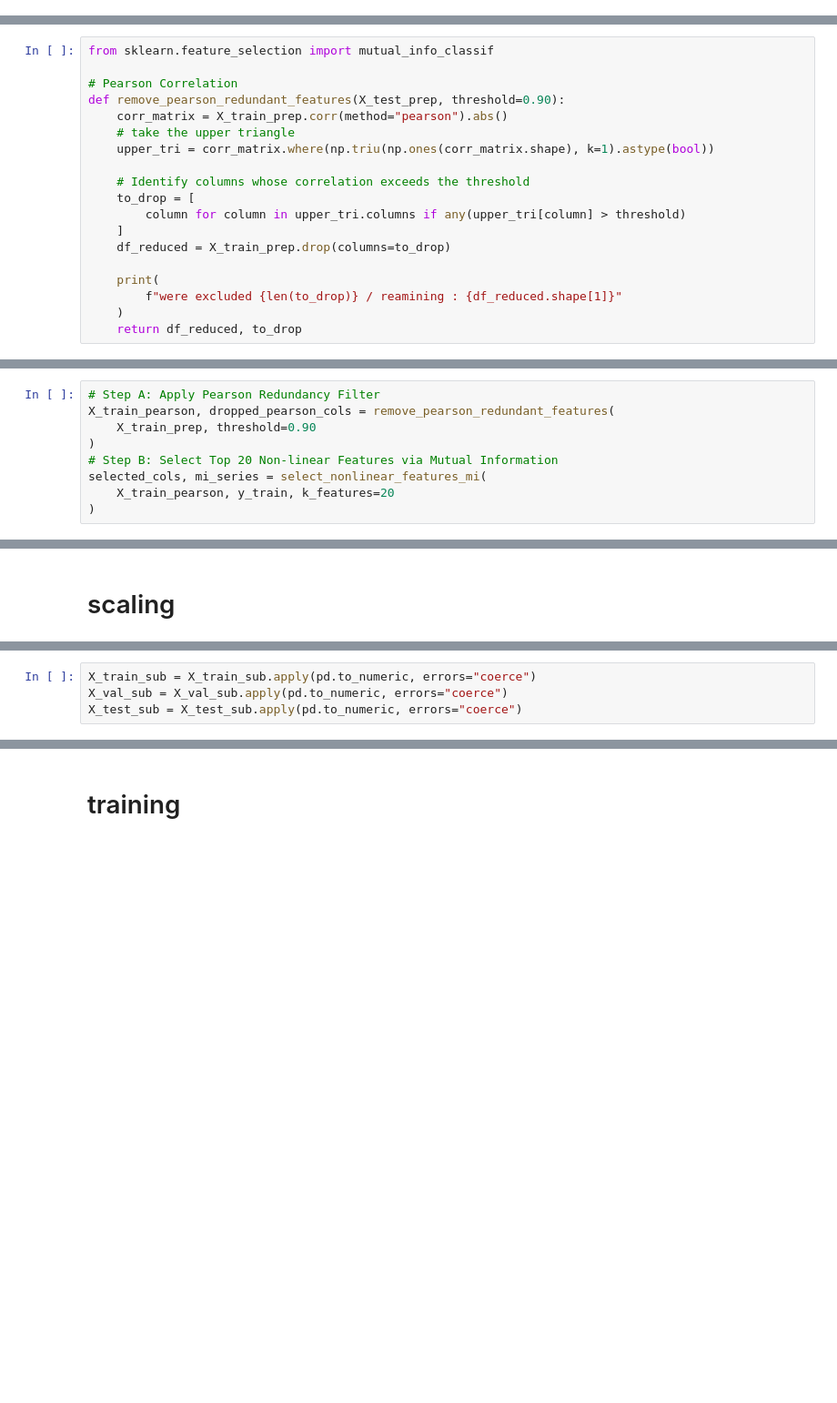
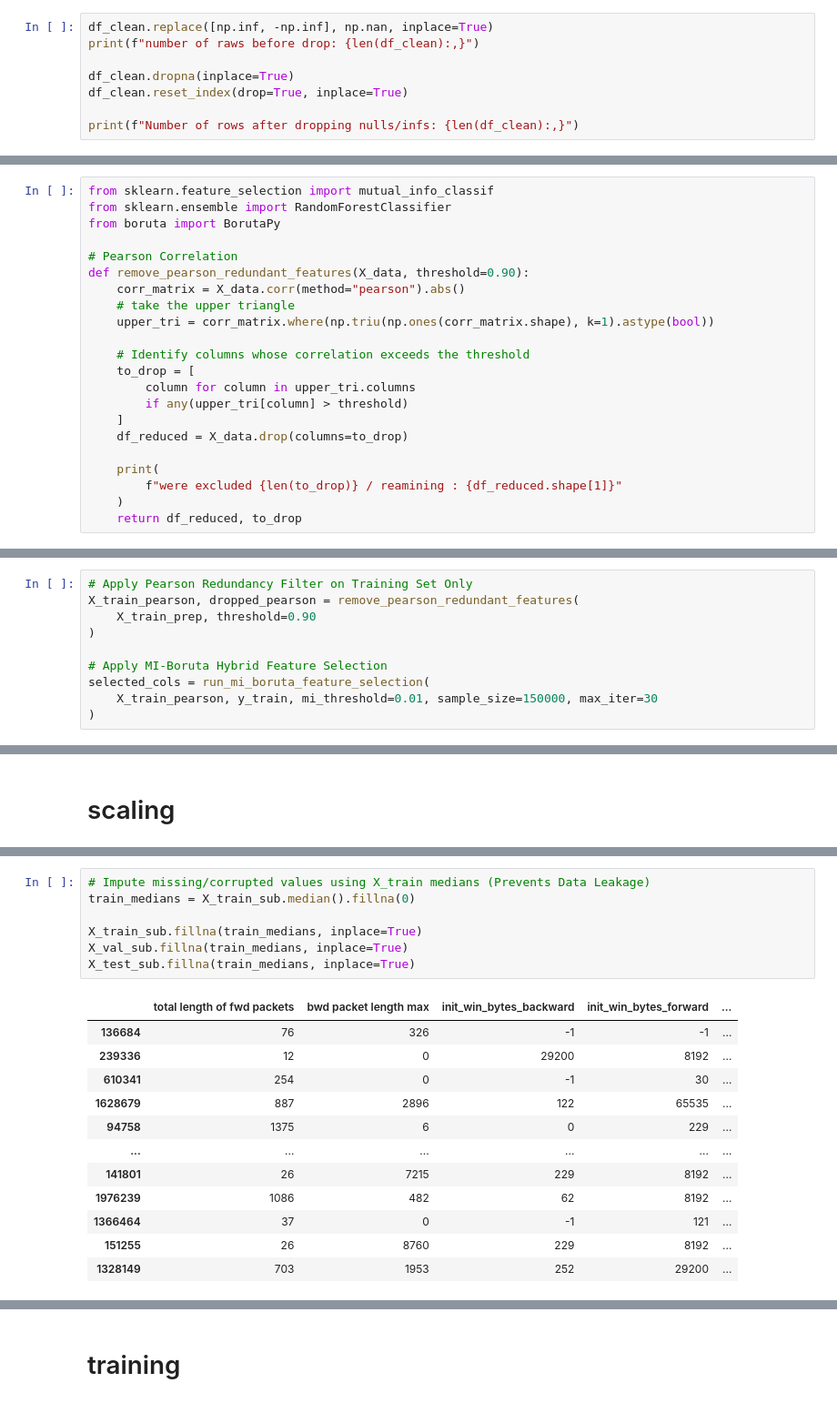
Before and after one commit to lobnaahmed850/Grad-Project, a Jupyter notebook: network-anomaly-detection/notebooks/02_isolation_forest.ipynb, the cells around one changed output, grey strips where cells are left out. Shown at 91% size. Drawn from its saved outputs; the diff is of its cells as text; blank space fills up the shorter version.

Commit message:
Update isolation_forest and add lib in envirment

```diff
--- a/network-anomaly-detection/notebooks/02_isolation_forest.ipynb
+++ b/network-anomaly-detection/notebooks/02_isolation_forest.ipynb
@@ -349,0 +352,8 @@ number of raws after drop nulls : 2,520,798
+# %%
+df_clean.replace([np.inf, -np.inf], np.nan, inplace=True)
+print(f"number of raws before drop: {len(df_clean):,}")
+
+df_clean.dropna(inplace=True)
+df_clean.reset_index(drop=True, inplace=True)
+
+print(f"Number of rows after dropping nulls/infs: {len(df_clean):,}")
@@ -390,18 +406,21 @@ X_test_prep = X_test.copy()
 # Feature Selection
 # %%
 from sklearn.feature_selection import mutual_info_classif
+from sklearn.ensemble import RandomForestClassifier
+from boruta import BorutaPy
 
 # Pearson Correlation
-def remove_pearson_redundant_features(X_test_prep, threshold=0.90):
-    corr_matrix = X_train_prep.corr(method="pearson").abs()
+def remove_pearson_redundant_features(X_data, threshold=0.90):
+    corr_matrix = X_data.corr(method="pearson").abs()
     # take the upper triangle
     upper_tri = corr_matrix.where(np.triu(np.ones(corr_matrix.shape), k=1).astype(bool))
 
     # Identify columns whose correlation exceeds the threshold
     to_drop = [
-        column for column in upper_tri.columns if any(upper_tri[column] > threshold)
+        column for column in upper_tri.columns
+        if any(upper_tri[column] > threshold)
     ]
-    df_reduced = X_train_prep.drop(columns=to_drop)
+    df_reduced = X_data.drop(columns=to_drop)
 
     print(
         f"were excluded {len(to_drop)} / reamining : {df_reduced.shape[1]}"
@@ -425,11 +498,12 @@ def select_nonlinear_features_mi(X_train, y_train, k_features=20):
 # %%
-# Step A: Apply Pearson Redundancy Filter
-X_train_pearson, dropped_pearson_cols = remove_pearson_redundant_features(
+# Apply Pearson Redundancy Filter on Training Set Only
+X_train_pearson, dropped_pearson = remove_pearson_redundant_features(
     X_train_prep, threshold=0.90
 )
-# Step B: Select Top 20 Non-linear Features via Mutual Information
-selected_cols, mi_series = select_nonlinear_features_mi(
-    X_train_pearson, y_train, k_features=20
+
+# Apply MI-Boruta Hybrid Feature Selection
+selected_cols = run_mi_boruta_feature_selection(
+    X_train_pearson, y_train, mi_threshold=0.01, sample_size=150000, max_iter=30
 )
 # %% [output]
 were excluded 30 / reamining : 46
@@ -477,5 +552,21 @@ fe Inf ? False
 max num is:  2071000000.0
 # %%
-X_train_sub = X_train_sub.apply(pd.to_numeric, errors="coerce")
-X_val_sub = X_val_sub.apply(pd.to_numeric, errors="coerce")
-X_test_sub = X_test_sub.apply(pd.to_numeric, errors="coerce")
+# Impute missing/corrupted values using X_train medians (Prevents Data Leakage)
+train_medians = X_train_sub.median().fillna(0)
+
+X_train_sub.fillna(train_medians, inplace=True)
+X_val_sub.fillna(train_medians, inplace=True)
+X_test_sub.fillna(train_medians, inplace=True)
+# %% [output]
+|  | total length of fwd packets | bwd packet length max | init_win_bytes_backward | init_win_bytes_forward | ... |
+| 136684 | 76 | 326 | -1 | -1 | ... |
+| 239336 | 12 | 0 | 29200 | 8192 | ... |
+| 610341 | 254 | 0 | -1 | 30 | ... |
+| 1628679 | 887 | 2896 | 122 | 65535 | ... |
+| 94758 | 1375 | 6 | 0 | 229 | ... |
+| ... | ... | ... | ... | ... | ... |
+| 141801 | 26 | 7215 | 229 | 8192 | ... |
+| 1976239 | 1086 | 482 | 62 | 8192 | ... |
+| 1366464 | 37 | 0 | -1 | 121 | ... |
+| 151255 | 26 | 8760 | 229 | 8192 | ... |
+| 1328149 | 703 | 1953 | 252 | 29200 | ... |
```
Also changed, not shown: parts of 44 cells of this notebook, 2 other files.
